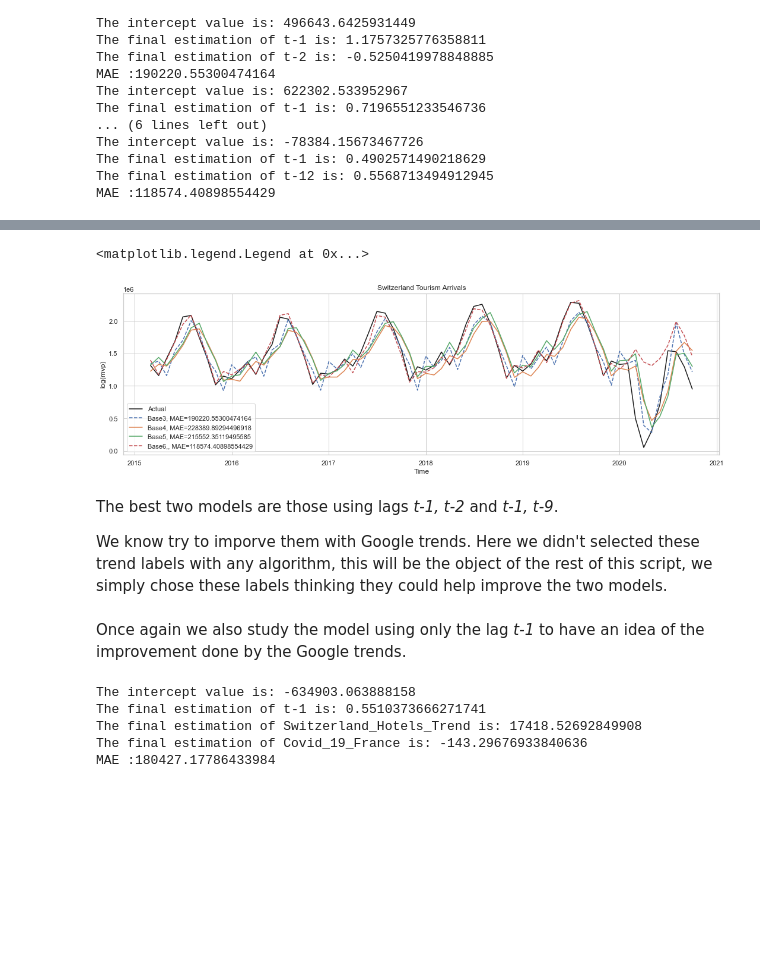
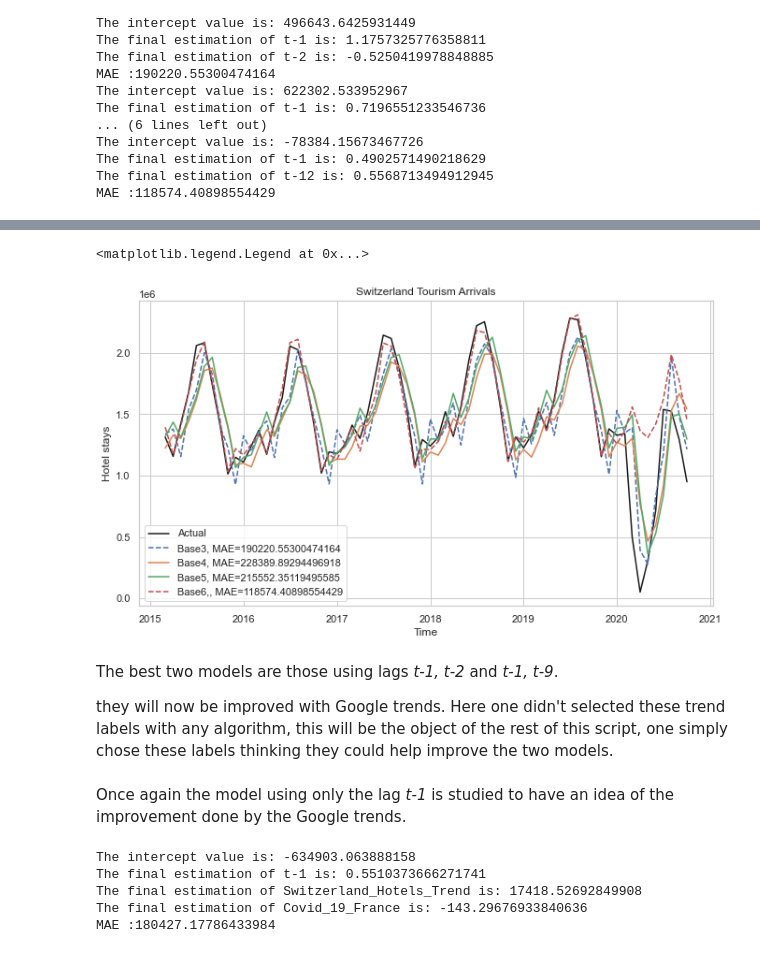
Before and after one commit to naayem/SwissHotelArrivalsPredictor, a Jupyter notebook: Project.ipynb, the cells around one changed output, grey strips where cells are left out. Saved outputs shown, nothing was run; the diff lists cells and outputs as text; code cells hidden in the pictures; blank space fills up the shorter version.

```diff
--- a/Project.ipynb
+++ b/Project.ipynb
@@ -165,7 +165,3 @@ plt.savefig('images/Top_10_Arrivals_2018.png', transparent=True, bbox_inches='ti
 plt.show()
 # %% [output]
 [figure]
-# %%
-sns.set(rc={'figure.figsize':(11,6)})
-sns.set(style='whitegrid')
-sns.barplot(x='Arrivals' , y='Country', data = total_arrivals_per_country_2018[:8], orient='h')
@@ -598,25 +597,26 @@ We now plot the other different models predictions:
 # %%
-fig,axes = plt.subplots(figsize=(18,5))
+fig,axes = plt.subplots()
 
 axes.plot(Arrivals['Total Arrivals'][start_date_testing:end_date_testing], label = 'Actual',color = 'k')
 axes.plot(Baseline_Arrivals_Predictions_3, linestyle='dashed', label='Base3, MAE={}'.format(Baseline_MAE_3))
 axes.plot(Baseline_Arrivals_Predictions_4, label='Base4, MAE={}'.format(Baseline_MAE_4))
 axes.plot(Baseline_Arrivals_Predictions_5, label='Base5, MAE={}'.format(Baseline_MAE_5))
 axes.plot(Baseline_Arrivals_Predictions_6, linestyle='dashed', label='Base6,, MAE={}'.format(Baseline_MAE_6))
+plt.savefig('images/AR.png', transparent=True, bbox_inches='tight', dpi = 300)
 
 plt.xlabel('Time')
-plt.ylabel('log(mvp)')
+plt.ylabel('Hotel stays')
 plt.title('Switzerland Tourism Arrivals')
 plt.legend()
 # %% [output]
 <matplotlib.legend.Legend at 0x...>
-[figure, old version]
+[figure, new version]
 # %% [markdown]
 The best two models are those using lags *t-1, t-2* and *t-1, t-9*.
 
-We know try to imporve them with Google trends. Here we didn't selected these trend labels with any algorithm, this will be the object of the rest of this script, we simply chose these labels thinking they could help improve the two models.
+they will now be improved with Google trends. Here one didn't selected these trend labels with any algorithm, this will be the object of the rest of this script, one simply chose these labels thinking they could help improve the two models.
 # %% [markdown]
-Once again we also study the model using only the lag *t-1* to have an idea of the improvement done by the Google trends.
+Once again the model using only the lag *t-1* is studied to have an idea of the improvement done by the Google trends.
 # %%
 Trends_Arrivals_Predictions_1, Trend_MAE_1 = Auto_Regressive_Model(True_Arrivals, end_date_testing, Arrivals,\
                                                                     lags_1.copy(),\
```
Also changed, not shown: parts of 48 cells of this notebook.
